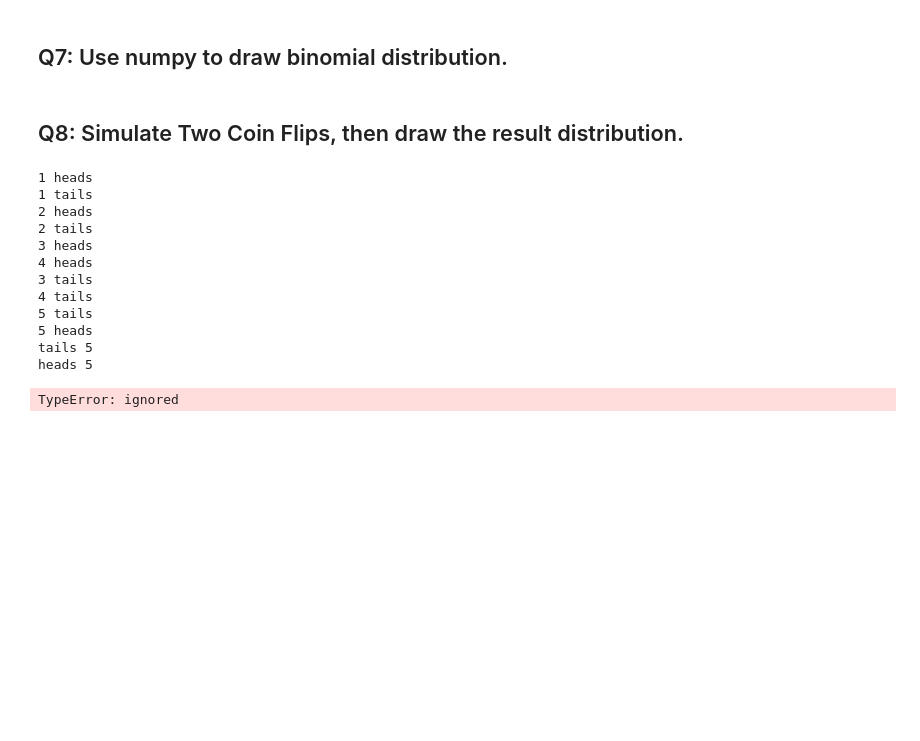
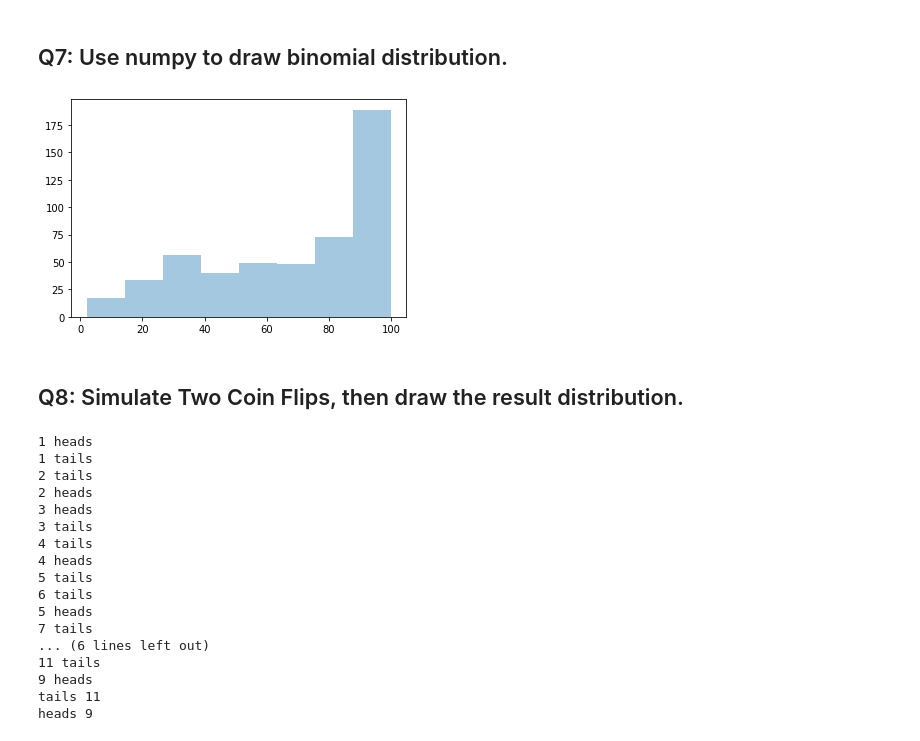
Before and after one commit to AlaaQadri/Statistics-Lab1, a Jupyter notebook: Statistics_Assignment.ipynb, the cells around one changed output. Saved outputs shown, nothing was run; the diff lists cells and outputs as text; code cells hidden in the pictures; blank space fills up the shorter version.

```diff
--- a/Statistics_Assignment.ipynb
+++ b/Statistics_Assignment.ipynb
@@ -190,5 +196,10 @@ plt.show()
 # %% [markdown]
 ## Q7: Use numpy to draw binomial distribution.
+# %%
+sns.distplot(np.random.binomial(df_boston['AGE'],p=1), hist=True, kde=False)
+plt.show()
+# %% [output]
+[figure, added]
 # %% [markdown]
 ## Q8: Simulate Two Coin Flips, then draw the result distribution.
 # %%
@@ -209,23 +220,23 @@ def head_tails(number_of_flips):
     print("tails",tails_count)
     print('heads',heads_count)
 # %%
-head_tails(10)
+head_tails(20)
 # %% [output]
 1 heads
 1 tails
+2 tails
 2 heads
-2 tails
 3 heads
-4 heads
 3 tails
 4 tails
+4 heads
 5 tails
+6 tails
 5 heads
-tails 5
-heads 5
+7 tails
+... (6 lines left out)
+11 tails
+9 heads
+tails 11
+heads 9
-# %%
-sns.distplot( p=0.5, size=1000, hist=True, kde=False)
-plt.show()
-# %% [output]
-TypeError: ignored
 # %%
```
Also changed, not shown: parts of 5 cells of this notebook.
